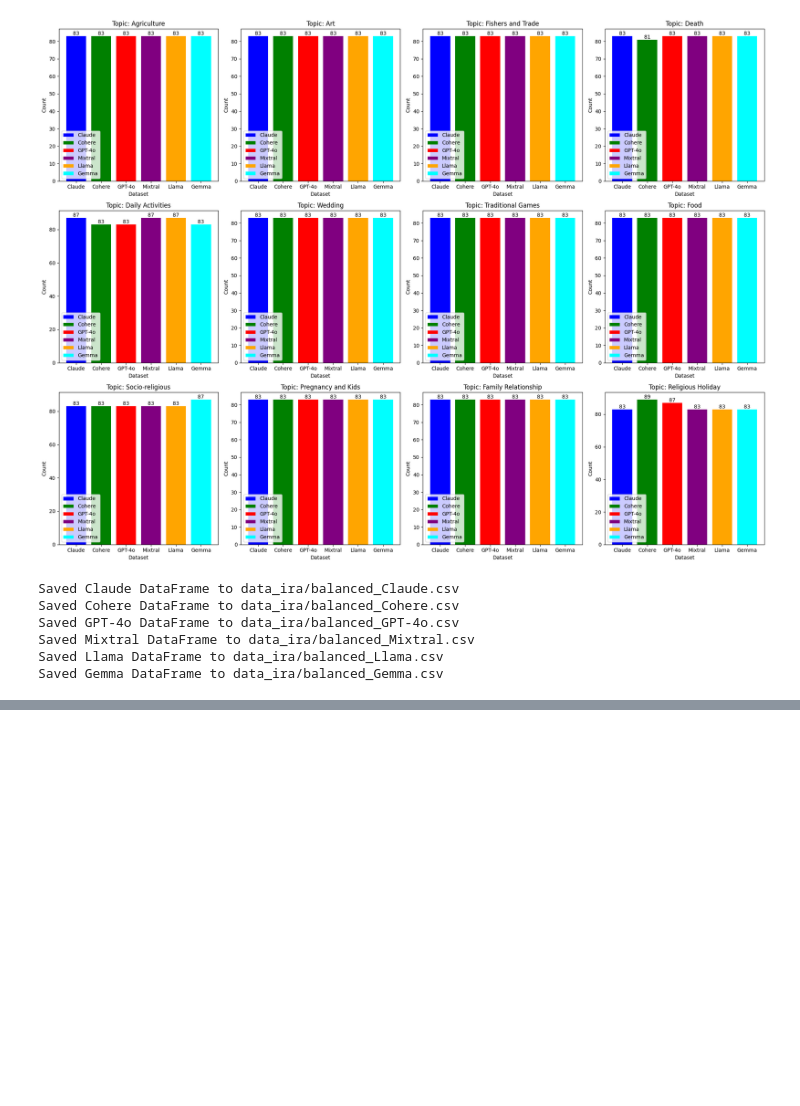
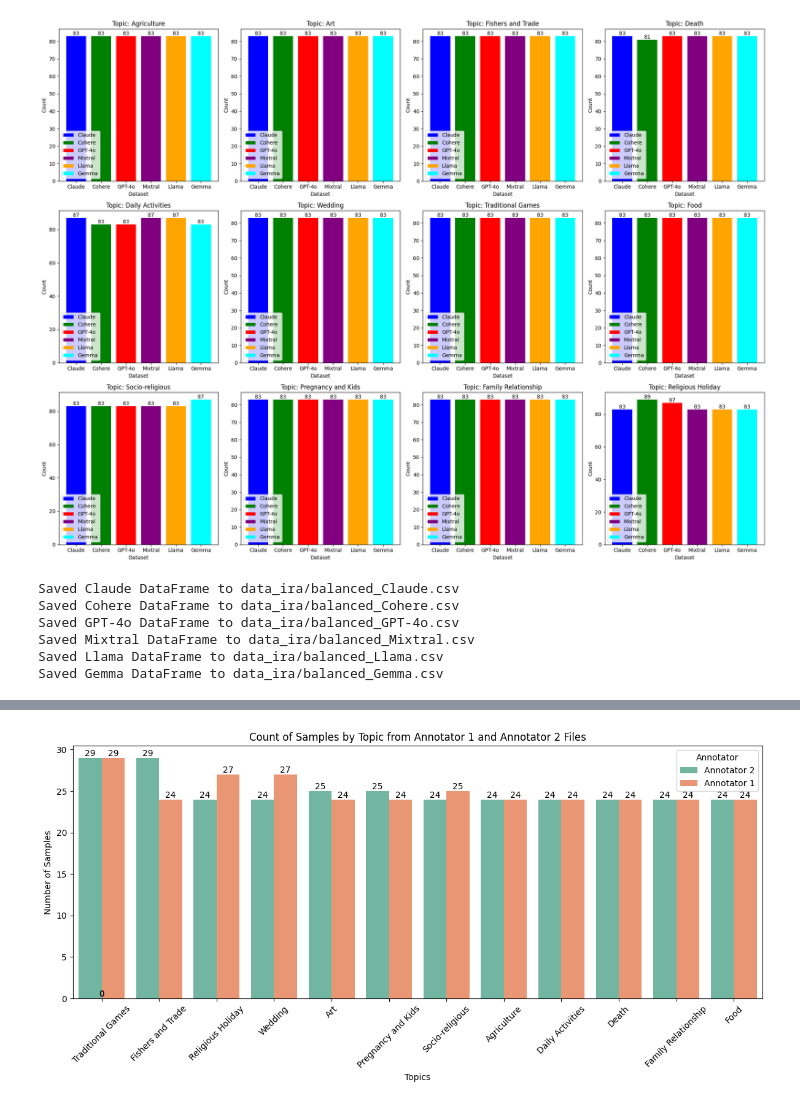
Before and after one commit to irasalsabila/local_cloze, a Jupyter notebook: checking_data.ipynb, the cells around one changed output, grey strips where cells are left out. Saved outputs shown, nothing was run; the diff lists cells and outputs as text; code cells hidden in the pictures; blank space fills up the shorter version.

```diff
--- a/checking_data.ipynb
+++ b/checking_data.ipynb
@@ -485,0 +707,49 @@ Saved Gemma DataFrame to data_ira/balanced_Gemma.csv
+# %%
+import pandas as pd
+import os
+import matplotlib.pyplot as plt
+import seaborn as sns
+
+# Path to the directory containing your files
+directory_path = 'data_ira'
+
+# Create an empty DataFrame to store combined data
+combined_data = pd.DataFrame()
+
+# Loop through each file in the directory
+for filename in os.listdir(directory_path):
+    if filename.endswith('_annotator1.csv'):
+        # Read the _annotator1 file into a DataFrame
+        file_path = os.path.join(directory_path, filename)
+        df = pd.read_csv(file_path)
+        df['annotator'] = 'Annotator 1'  # Add a column to identify the annotator
+        combined_data = pd.concat([combined_data, df], ignore_index=True)
+    elif filename.endswith('_annotator2.csv'):
+        # Read the _annotator2 file into a DataFrame
+        file_path = os.path.join(directory_path, filename)
+        df = pd.read_csv(file_path)
+        df['annotator'] = 'Annotator 2'  # Add a column to identify the annotator
+        combined_data = pd.concat([combined_data, df], ignore_index=True)
+
+# Check the combined data
+display(combined_data.head(2))
+
+# Visualize the data based on topics and annotators
+plt.figure(figsize=(12, 6))
+ax = sns.countplot(data=combined_data, x='topic', hue='annotator',
+                   order=combined_data['topic'].value_counts().index, palette='Set2')
+
+# Add counts on top of the bars
+for p in ax.patches:
+    ax.annotate(f'{int(p.get_height())}',
+                (p.get_x() + p.get_width() / 2., p.get_height()),
+                ha='center', va='bottom')
+
+plt.title('Count of Samples by Topic from Annotator 1 and Annotator 2 Files')
+plt.xticks(rotation=45)
+plt.xlabel('Topics')
+plt.ylabel('Number of Samples')
+plt.legend(title='Annotator')
+plt.tight_layout()
+plt.show()
+# %% [output]
@@ -485,0 +759 @@ Saved Gemma DataFrame to data_ira/balanced_Gemma.csv
+[figure, added]
```
Also changed, not shown: parts of 13 cells of this notebook.
